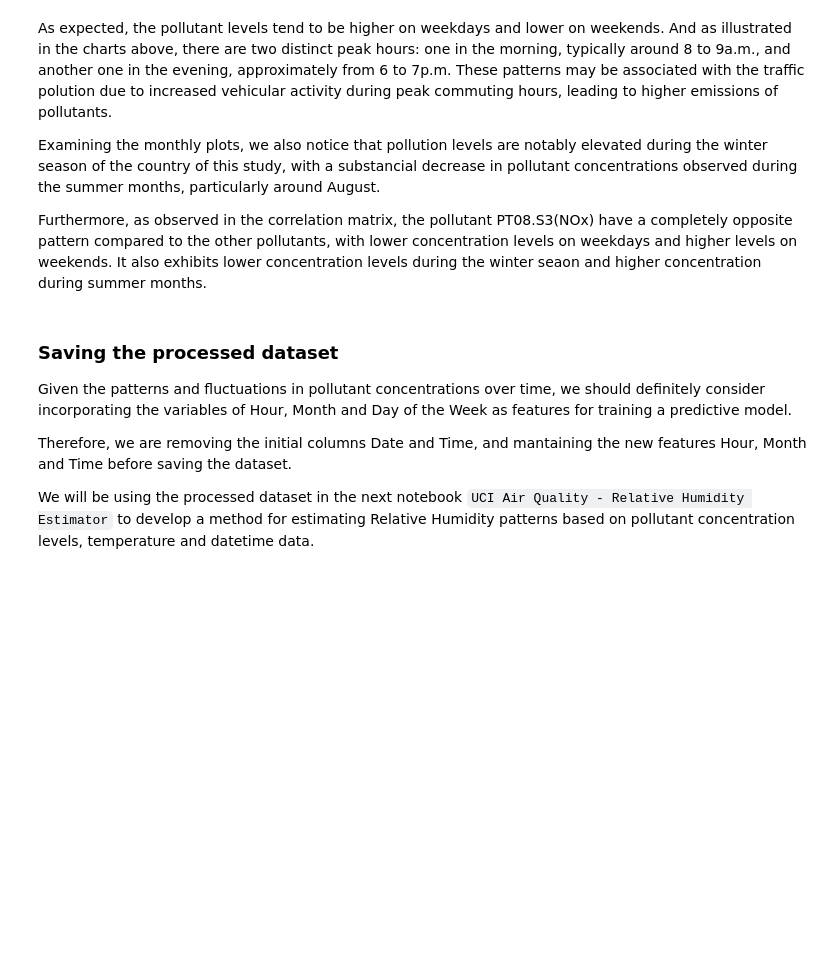
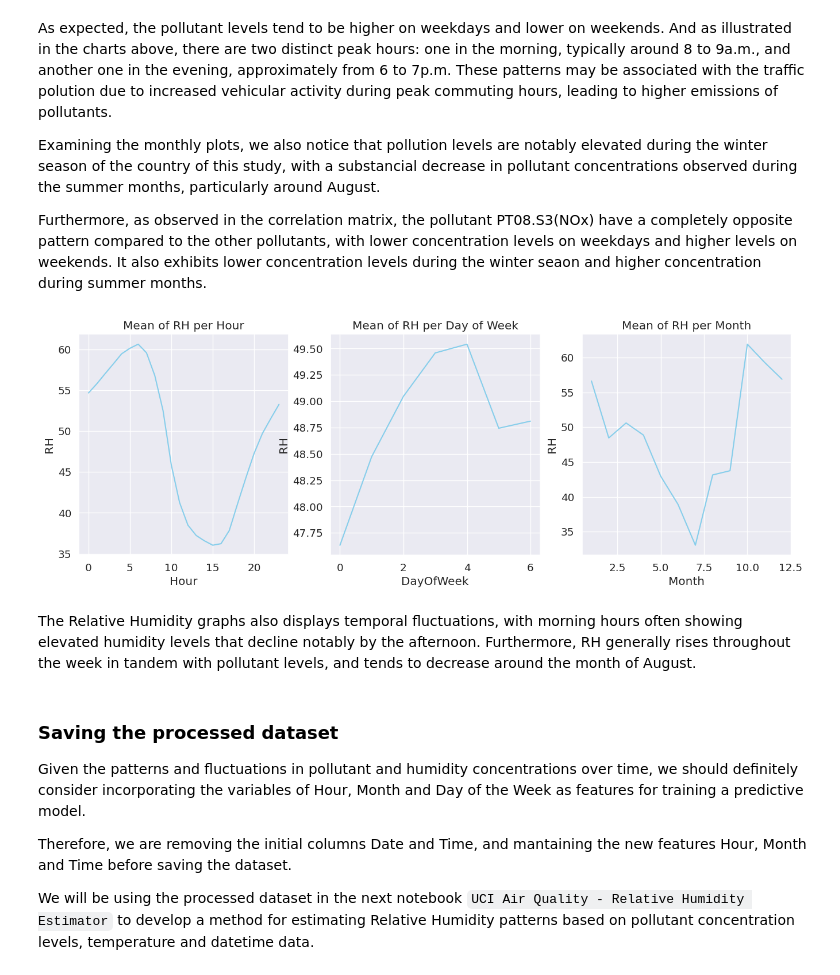
Before and after one commit to gykimura/uci-datasets-analysis, a Jupyter notebook: 0-UCI-Air-Quality-Exploratory-Data-Analysis.ipynb, the cells around one changed output. Drawn from its saved outputs; the diff is of its cells as text; code cells hidden in the pictures; blank space fills up the shorter version.

```diff
--- a/0-UCI-Air-Quality-Exploratory-Data-Analysis.ipynb
+++ b/0-UCI-Air-Quality-Exploratory-Data-Analysis.ipynb
@@ -341,10 +341,16 @@ Examining the monthly plots, we also notice that pollution levels are notably el
 
 
 Furthermore, as observed in the correlation matrix, the pollutant PT08.S3(NOx) have a completely opposite pattern compared to the other pollutants, with lower concentration levels on weekdays and higher levels on weekends. It also exhibits lower concentration levels during the winter seaon and higher concentration during summer months.
+# %%
+plot_temporal_behavior(df, 'RH')
+# %% [output]
+[figure, added]
+# %% [markdown]
+The Relative Humidity graphs also displays temporal fluctuations, with morning hours often showing elevated humidity levels that decline notably by the afternoon. Furthermore, RH generally rises throughout the week in tandem with pollutant levels, and tends to decrease around the month of August.
 # %% [markdown]
 ### Saving the processed dataset
 
-Given the patterns and fluctuations in pollutant concentrations over time, we should definitely consider incorporating the variables of Hour, Month and Day of the Week as features for training a predictive model.
+Given the patterns and fluctuations in pollutant and humidity concentrations over time, we should definitely consider incorporating the variables of Hour, Month and Day of the Week as features for training a predictive model.
 
 Therefore, we are removing the initial columns Date and Time, and mantaining the new features Hour, Month and Time before saving the dataset.
 
```
Also changed, not shown: parts of 3 cells of this notebook, 2 other files.
